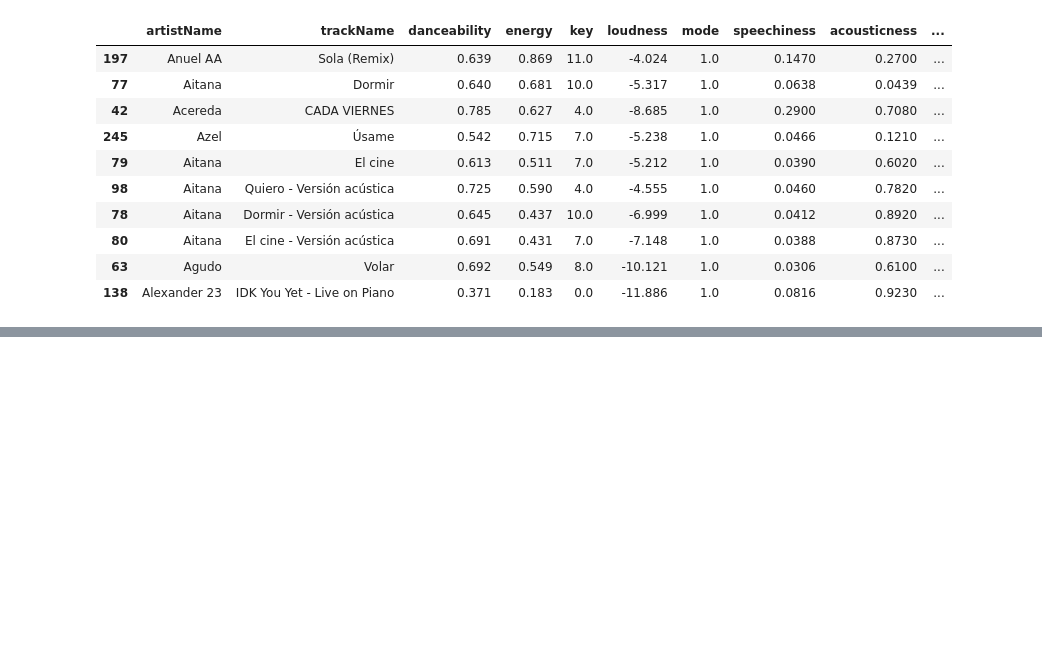
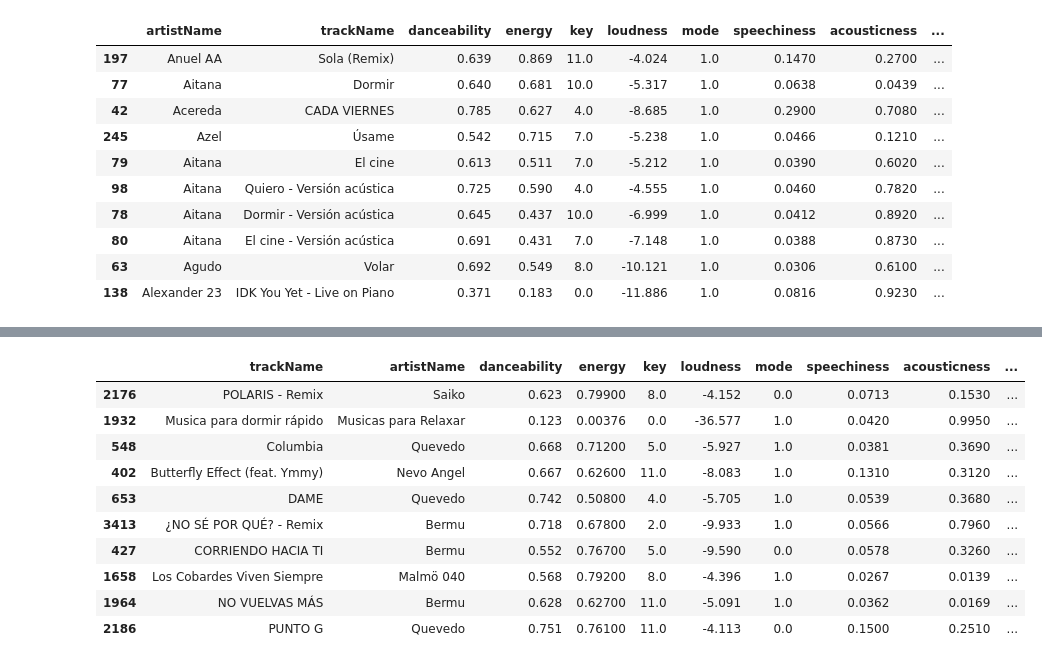
Before and after one commit to mariaolivacalero/DataVisualization, a Jupyter notebook: Spotify/analysis.ipynb, the cells around one changed output, grey strips where cells are left out. Drawn from its saved outputs; the diff is of its cells as text; code cells hidden in the pictures; blank space fills up the shorter version.

```diff
--- a/Spotify/analysis.ipynb
+++ b/Spotify/analysis.ipynb
@@ -930,0 +969,31 @@ df.info()
+# %%
+track_characteristics = df.groupby('trackName').agg({
+    'artistName': 'first',
+    'danceability': 'mean',
+    'energy': 'mean',
+    'key': 'mean',
+    'loudness': 'mean',
+    'mode': 'mean',
+    'speechiness': 'mean',
+    'acousticness': 'mean',
+    'instrumentalness': 'mean',
+    'liveness': 'mean',
+    'valence': 'mean',
+    'tempo': 'mean',
+    'msPlayed': 'sum'
+}).reset_index()
+
+track_characteristics = track_characteristics.sort_values(by='msPlayed', ascending=False)
+track_characteristics.head(10)
+# %% [output]
+|  | trackName | artistName | danceability | energy | key | loudness | mode | speechiness | acousticness | ... |
+| 2176 | POLARIS - Remix | Saiko | 0.623 | 0.79900 | 8.0 | -4.152 | 0.0 | 0.0713 | 0.1530 | ... |
+| 1932 | Musica para dormir rápido | Musicas para Relaxar | 0.123 | 0.00376 | 0.0 | -36.577 | 1.0 | 0.0420 | 0.9950 | ... |
+| 548 | Columbia | Quevedo | 0.668 | 0.71200 | 5.0 | -5.927 | 1.0 | 0.0381 | 0.3690 | ... |
+| 402 | Butterfly Effect (feat. Ymmy) | Nevo Angel | 0.667 | 0.62600 | 11.0 | -8.083 | 1.0 | 0.1310 | 0.3120 | ... |
+| 653 | DAME | Quevedo | 0.742 | 0.50800 | 4.0 | -5.705 | 1.0 | 0.0539 | 0.3680 | ... |
+| 3413 | ¿NO SÉ POR QUÉ? - Remix | Bermu | 0.718 | 0.67800 | 2.0 | -9.933 | 1.0 | 0.0566 | 0.7960 | ... |
+| 427 | CORRIENDO HACIA TI | Bermu | 0.552 | 0.76700 | 5.0 | -9.590 | 0.0 | 0.0578 | 0.3260 | ... |
+| 1658 | Los Cobardes Viven Siempre | Malmö 040 | 0.568 | 0.79200 | 8.0 | -4.396 | 1.0 | 0.0267 | 0.0139 | ... |
+| 1964 | NO VUELVAS MÁS | Bermu | 0.628 | 0.62700 | 11.0 | -5.091 | 1.0 | 0.0362 | 0.0169 | ... |
+| 2186 | PUNTO G | Quevedo | 0.751 | 0.76100 | 11.0 | -4.113 | 0.0 | 0.1500 | 0.2510 | ... |
```
Also changed, not shown: parts of 7 cells of this notebook, 7 other files.
